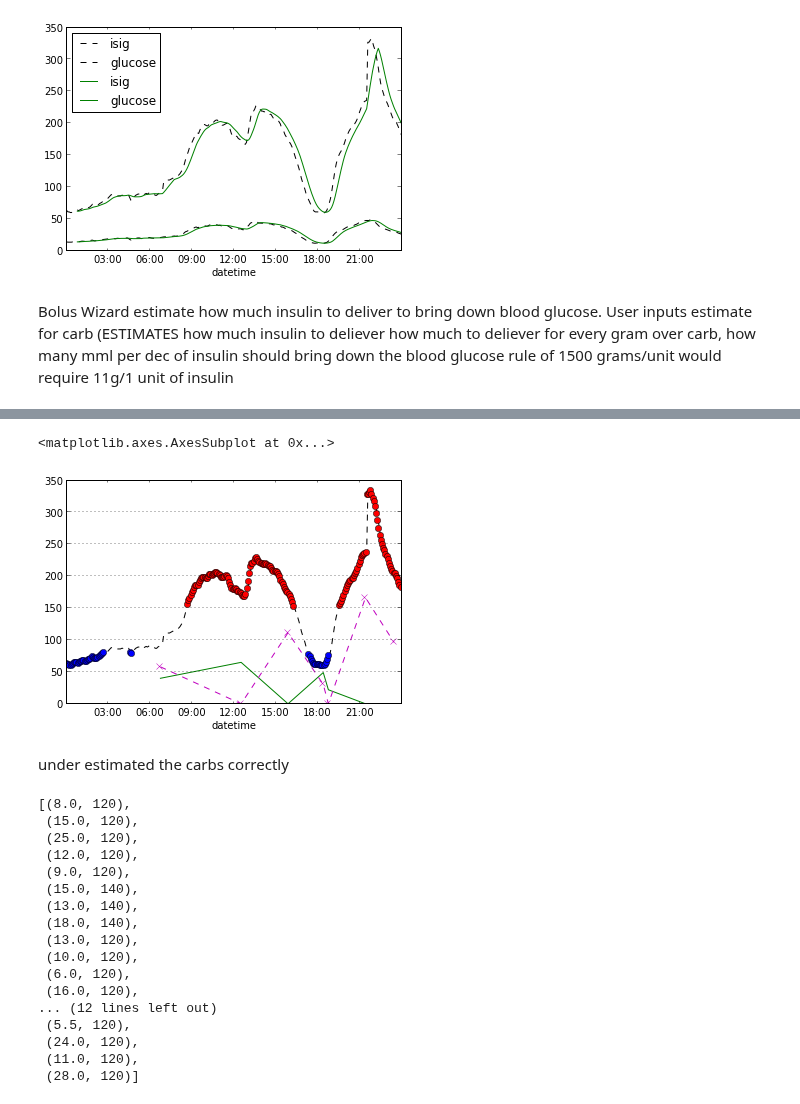
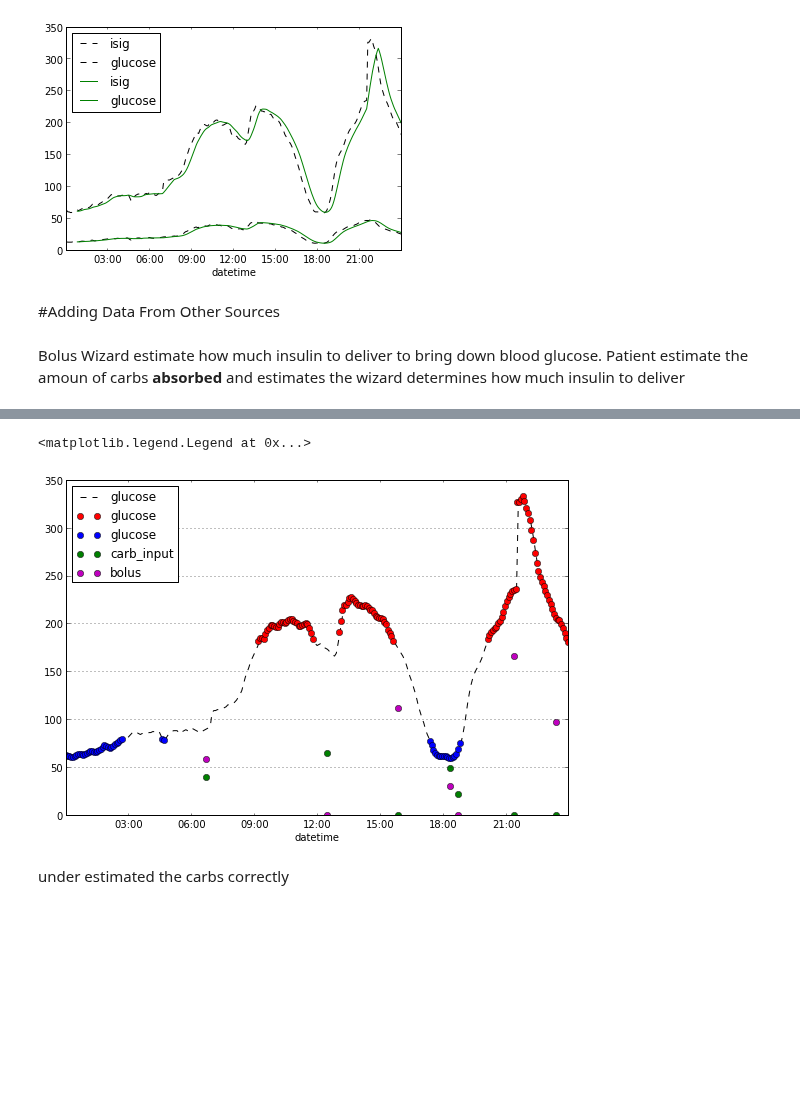
Before and after one commit to ContinuumIO/tutorials, a Jupyter notebook: Diabetes_TimeSeries.ipynb, the cells around one changed output, grey strips where cells are left out. Saved outputs shown, nothing was run; the diff lists cells and outputs as text; code cells hidden in the pictures; blank space fills up the shorter version.

```diff
--- a/Diabetes_TimeSeries.ipynb
+++ b/Diabetes_TimeSeries.ipynb
@@ -50,5 +52,5 @@ datetime
 # %%
-df = pd.read_csv('CGM/new_glucose_3.csv',sep=',',parse_dates=[1],index_col=1,na_values='nil')
+df = pd.read_csv('/Users/quasiben/PyCon2013/CGM/new_glucose_3.csv',sep=',',parse_dates=[1],index_col=1,na_values='nil')
 print df.head(5)
 
 df.plot()
@@ -243,9 +239,8 @@ pd.rolling_mean(df.ix['2010-10-04'],10).plot(style='g',ax=ax)
 # %% [output]
 <matplotlib.axes.AxesSubplot at 0x...>
 [figure]
-# %% [markdown]
-Bolus Wizard estimate how much insulin to deliver to bring down blood glucose.  User inputs estimate for carb
-(ESTIMATES how much insulin to deliever how much to deliever for every gram over carb, how many mml per dec of insulin should bring down the blood glucose
-rule of 1500
-grams/unit would require 11g/1 unit of insulin
+# %% [markdown]
+#Adding Data From Other Sources
+# %% [markdown]
+Bolus Wizard estimate how much insulin to deliver to bring down blood glucose.  Patient estimate the amoun of carbs **absorbed** and estimates the wizard determines how much insulin to deliver
 # %%
@@ -263,23 +258,24 @@ bolus_df.ix['2010-10-04']
 | 2010-10-04 21:23:00 | 120 | 0.2 | 80 | 333 | 80 | 13 | 0.0 | ... |
 | 2010-10-04 23:25:00 | 120 | 0.6 | 80 | 193 | 80 | 18 | 0.0 | ... |
 # %%
-bolus_df = pd.read_csv('bolus_wizard_estimate.csv',sep=',',parse_dates=[2],index_col=2,na_values='nil')
+bolus_df = pd.read_csv('CGM_DATA/bolus_wizard_estimate.csv',sep=',',parse_dates=[2],index_col=2,na_values='nil')
 day = df.ix['2010-10-04']
-highs = day[day['glucose'] > 150]
+highs = day[day['glucose'] > 180]
 lows = day[day['glucose'] < 80]
 
 bolus = bolus_df.ix['2010-10-04']
 bolus['bg_input'] = bolus['bg_input']/2.0
-
-fig, ax = plt.subplots()
+figure(figsize=(9,6));
+ax = gca()
 day['glucose'].plot(style='k--',ax=ax)
 highs['glucose'].plot(style='ro',ax=ax)
 lows['glucose'].plot(style='bo',ax=ax)
 
-bolus['carb_input'].plot(style='g',ax=ax)
-bolus['bg_input'].plot(style='mx--',ax=ax)
+bolus['carb_input'].plot(style='go',ax=ax)
+bolus['bg_input'].plot(style='mo',ax=ax,label='bolus')
+legend(loc=2)
 # %% [output]
-<matplotlib.axes.AxesSubplot at 0x...>
+<matplotlib.legend.Legend at 0x...>
-[figure, old version]
+[figure, new version]
 # %% [markdown]
 under estimated the carbs correctly
@@ -288,20 +281,0 @@ grouped =bolus_df.groupby(['carb_ratio','target_high'])
-# %%
-grouped.groups.keys()
-# %% [output]
-[(8.0, 120),
- (15.0, 120),
- (25.0, 120),
- (12.0, 120),
- (9.0, 120),
- (15.0, 140),
- (13.0, 140),
- (18.0, 140),
- (13.0, 120),
- (10.0, 120),
- (6.0, 120),
- (16.0, 120),
-... (12 lines left out)
- (5.5, 120),
- (24.0, 120),
- (11.0, 120),
- (28.0, 120)]
```
Also changed, not shown: parts of 15 cells of this notebook, 7 other files.
